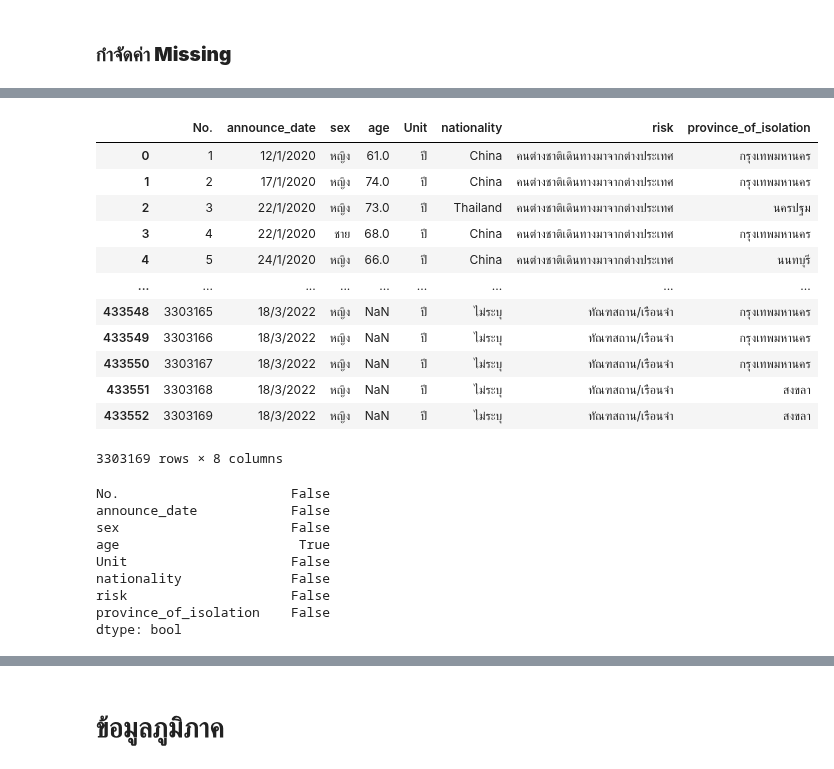
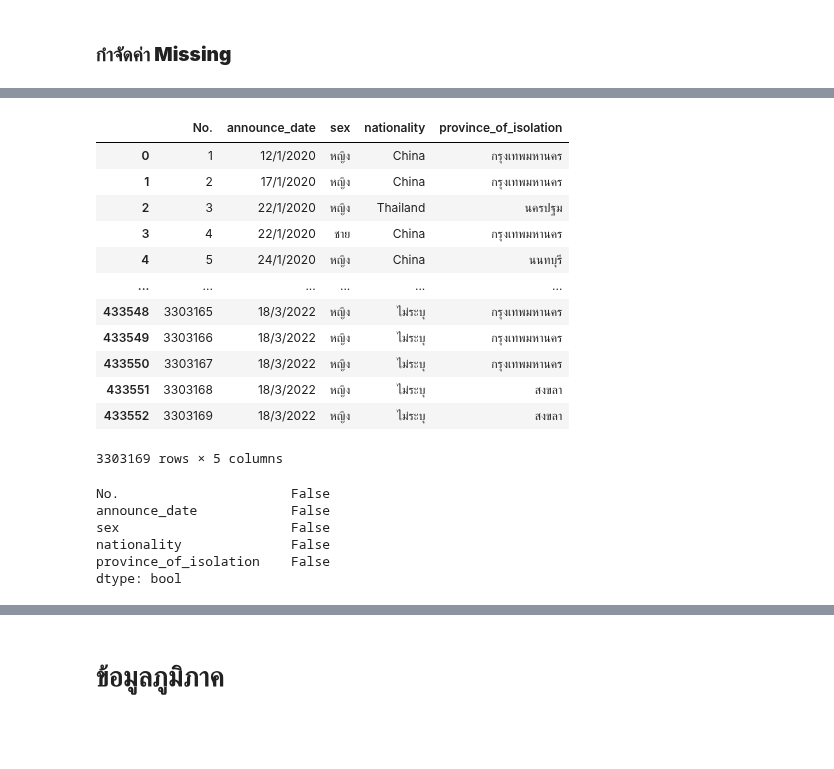
Before and after one commit to Jaomiew/data_viz_2022, a Jupyter notebook: Project.ipynb, the cells around one changed output, grey strips where cells are left out. Drawn from its saved outputs; the diff is of its cells as text; code cells hidden in the pictures; blank space fills up the shorter version.

```diff
--- a/Project.ipynb
+++ b/Project.ipynb
@@ -175,30 +177,29 @@ data_covid[['risk']] = data_covid[['risk']].fillna('ไม่ระบุ') ##
+# %%
+data_covid['sex'].replace({'\xa0หญิง':'หญิง','ช':'ชาย','ญ':'หญิง','นาย':'ชาย','ร.ต.ท.':'ชาย','หญง':'หญิง','หญิง':'หญิง','หญิิง':'หญิง','หณิง':'หญิง','หห':'หญิง'}, inplace=True ) #แทนที่ข้อมูลที่ผิดปกติ
 # %%
-covid = data_covid[['No.','announce_date','sex','age','Unit','nationality','risk','province_of_isolation']] ##เลือกข้อมูลที่ต้องการ คือ 'No.','announce_date','sex','age','Unit','nationality','risk','province_of_isolation' เก็บไว้ในตัวแปร covid
-covid ##เรียกดูตาราง
+covid_1 = data_covid[['No.','announce_date','sex','nationality','province_of_isolation']] ##เลือกข้อมูลที่ต้องการ คือ 'No.','announce_date','sex','age','Unit','nationality','risk','province_of_isolation' เก็บไว้ในตัวแปร covid
+covid_1 ##เรียกดูตาราง
 # %% [output]
-|  | No. | announce_date | sex | age | Unit | nationality | risk | province_of_isolation |
-| 0 | 1 | 12/1/2020 | หญิง | 61.0 | ปี | China | คนต่างชาติเดินทางมาจากต่างประเทศ | กรุงเทพมหานคร |
-| 1 | 2 | 17/1/2020 | หญิง | 74.0 | ปี | China | คนต่างชาติเดินทางมาจากต่างประเทศ | กรุงเทพมหานคร |
-| 2 | 3 | 22/1/2020 | หญิง | 73.0 | ปี | Thailand | คนต่างชาติเดินทางมาจากต่างประเทศ | นครปฐม |
-| 3 | 4 | 22/1/2020 | ชาย | 68.0 | ปี | China | คนต่างชาติเดินทางมาจากต่างประเทศ | กรุงเทพมหานคร |
-| 4 | 5 | 24/1/2020 | หญิง | 66.0 | ปี | China | คนต่างชาติเดินทางมาจากต่างประเทศ | นนทบุรี |
-| ... | ... | ... | ... | ... | ... | ... | ... | ... |
-| 433548 | 3303165 | 18/3/2022 | หญิง | NaN | ปี | ไม่ระบุ | ทัณฑสถาน/เรือนจำ | กรุงเทพมหานคร |
-| 433549 | 3303166 | 18/3/2022 | หญิง | NaN | ปี | ไม่ระบุ | ทัณฑสถาน/เรือนจำ | กรุงเทพมหานคร |
-| 433550 | 3303167 | 18/3/2022 | หญิง | NaN | ปี | ไม่ระบุ | ทัณฑสถาน/เรือนจำ | กรุงเทพมหานคร |
-| 433551 | 3303168 | 18/3/2022 | หญิง | NaN | ปี | ไม่ระบุ | ทัณฑสถาน/เรือนจำ | สงขลา |
-| 433552 | 3303169 | 18/3/2022 | หญิง | NaN | ปี | ไม่ระบุ | ทัณฑสถาน/เรือนจำ | สงขลา |
+|  | No. | announce_date | sex | nationality | province_of_isolation |
+| 0 | 1 | 12/1/2020 | หญิง | China | กรุงเทพมหานคร |
+| 1 | 2 | 17/1/2020 | หญิง | China | กรุงเทพมหานคร |
+| 2 | 3 | 22/1/2020 | หญิง | Thailand | นครปฐม |
+| 3 | 4 | 22/1/2020 | ชาย | China | กรุงเทพมหานคร |
+| 4 | 5 | 24/1/2020 | หญิง | China | นนทบุรี |
+| ... | ... | ... | ... | ... | ... |
+| 433548 | 3303165 | 18/3/2022 | หญิง | ไม่ระบุ | กรุงเทพมหานคร |
+| 433549 | 3303166 | 18/3/2022 | หญิง | ไม่ระบุ | กรุงเทพมหานคร |
+| 433550 | 3303167 | 18/3/2022 | หญิง | ไม่ระบุ | กรุงเทพมหานคร |
+| 433551 | 3303168 | 18/3/2022 | หญิง | ไม่ระบุ | สงขลา |
+| 433552 | 3303169 | 18/3/2022 | หญิง | ไม่ระบุ | สงขลา |
-3303169 rows × 8 columns
+3303169 rows × 5 columns
 # %%
-covid.isnull().any() ##ดูค่า Missing ในตาราง covid
+covid_1.isnull().any() ##ดูค่า Missing ในตาราง covid
 # %% [output]
 No.                      False
 announce_date            False
 sex                      False
-age                       True
-Unit                     False
 nationality              False
-risk                     False
 province_of_isolation    False
 dtype: bool
 # %%
```
Also changed, not shown: parts of 51 cells of this notebook.
